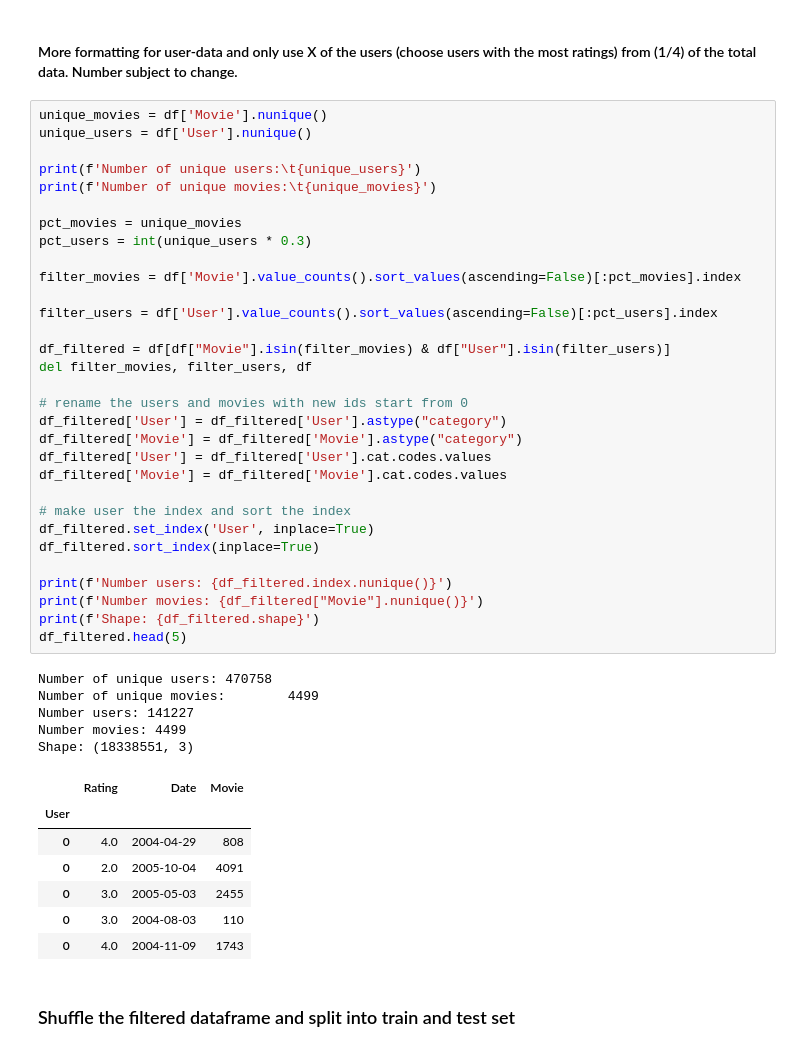
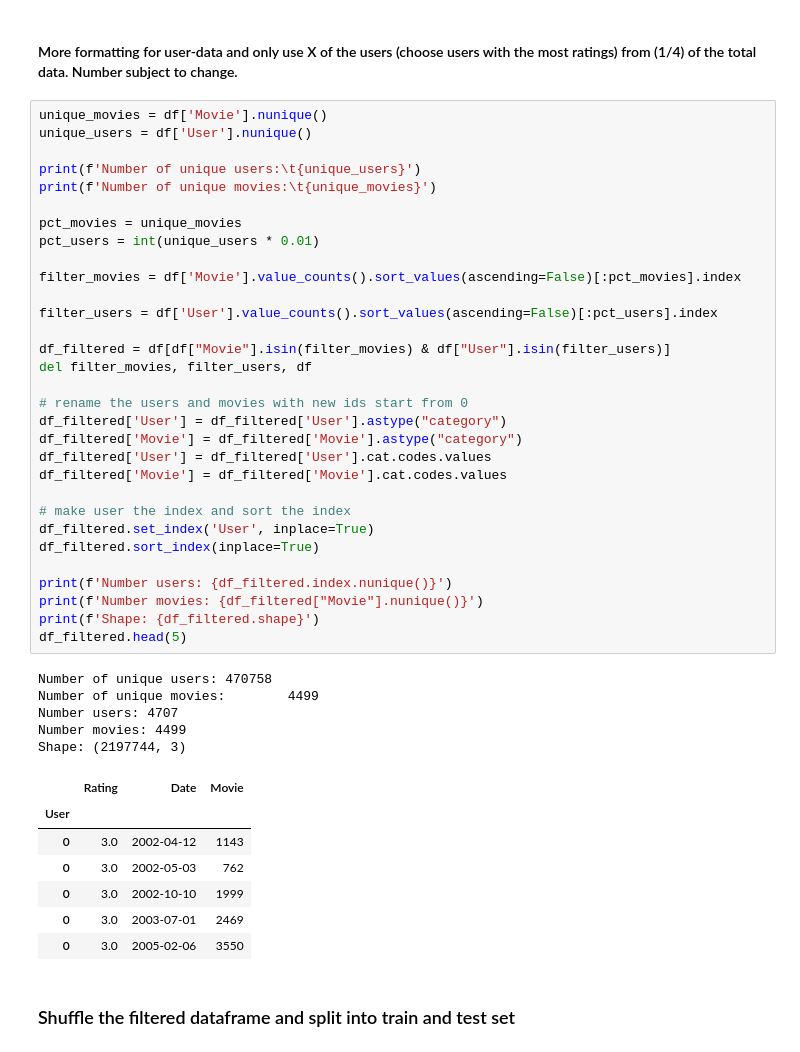
Before and after one commit to PostsDesert/Netflix-Recommendations-Web-Scrapping-Ensemble-Models, a Jupyter notebook: deep-learning/deep_learning.ipynb, the cells around one changed output. Drawn from its saved outputs; the diff is of its cells as text.

```diff
--- a/deep-learning/deep_learning.ipynb
+++ b/deep-learning/deep_learning.ipynb
@@ -181,42 +181,42 @@ print(f'Number of unique users:\t{unique_users}')
 print(f'Number of unique movies:\t{unique_movies}')
 
 pct_movies = unique_movies
-pct_users = int(unique_users * 0.3)
+pct_users = int(unique_users * 0.01)
 
 filter_movies = df['Movie'].value_counts().sort_values(ascending=False)[:pct_movies].index
 
 filter_users = df['User'].value_counts().sort_values(ascending=False)[:pct_users].index
 
 df_filtered = df[df["Movie"].isin(filter_movies) & df["User"].isin(filter_users)]
 del filter_movies, filter_users, df
 
 # rename the users and movies with new ids start from 0
 df_filtered['User'] = df_filtered['User'].astype("category")
 df_filtered['Movie'] = df_filtered['Movie'].astype("category")
 df_filtered['User'] = df_filtered['User'].cat.codes.values
 df_filtered['Movie'] = df_filtered['Movie'].cat.codes.values
 
 # make user the index and sort the index
 df_filtered.set_index('User', inplace=True)
 df_filtered.sort_index(inplace=True)
 
 print(f'Number users: {df_filtered.index.nunique()}')
 print(f'Number movies: {df_filtered["Movie"].nunique()}')
 print(f'Shape: {df_filtered.shape}')
 df_filtered.head(5)
 # %% [output]
 Number of unique users: 470758
 Number of unique movies:        4499
-Number users: 141227
+Number users: 4707
 Number movies: 4499
-Shape: (18338551, 3)
+Shape: (2197744, 3)
 |  | Rating | Date | Movie |
 | User |  |  |  |
-| 0 | 4.0 | 2004-04-29 | 808 |
-| 0 | 2.0 | 2005-10-04 | 4091 |
-| 0 | 3.0 | 2005-05-03 | 2455 |
-| 0 | 3.0 | 2004-08-03 | 110 |
-| 0 | 4.0 | 2004-11-09 | 1743 |
+| 0 | 3.0 | 2002-04-12 | 1143 |
+| 0 | 3.0 | 2002-05-03 | 762 |
+| 0 | 3.0 | 2002-10-10 | 1999 |
+| 0 | 3.0 | 2003-07-01 | 2469 |
+| 0 | 3.0 | 2005-02-06 | 3550 |
 # %% [markdown]
 ### Shuffle the filtered dataframe and split into train and test set
 # %%
```
Also changed, not shown: parts of 4 cells of this notebook.
